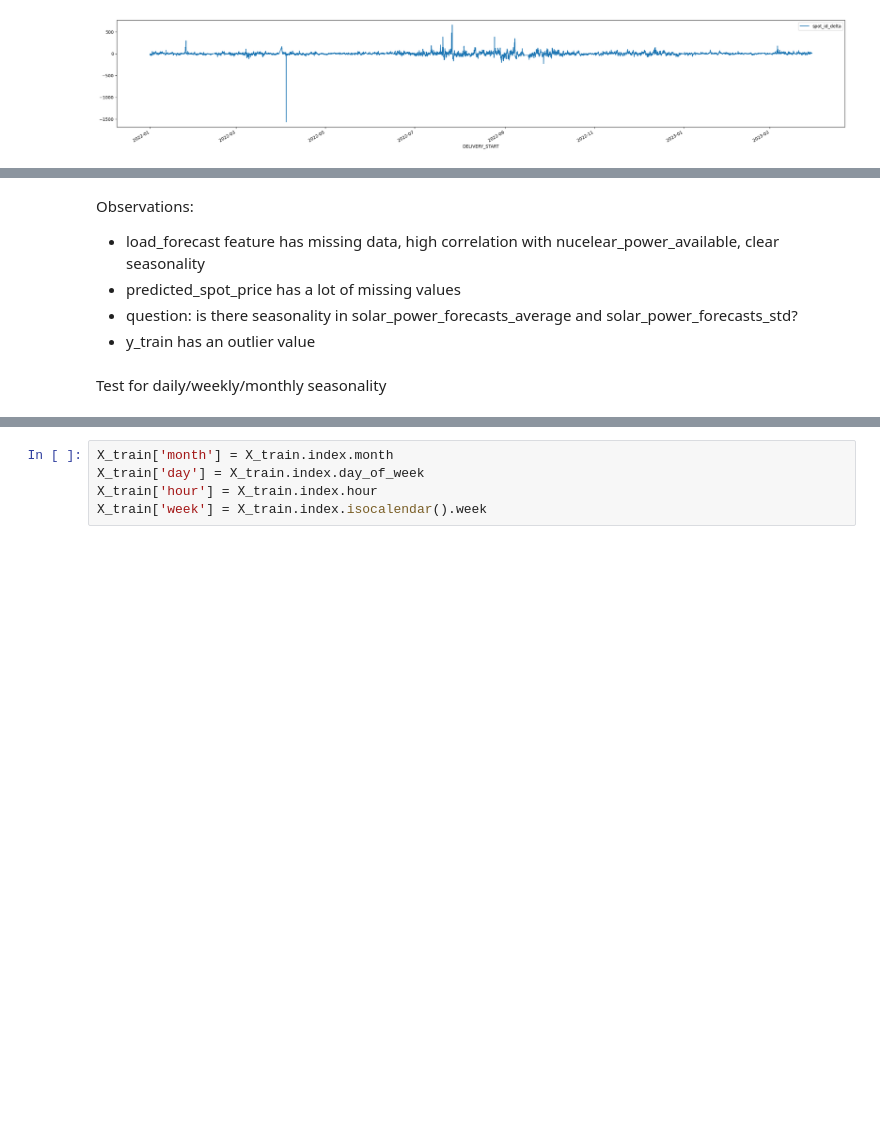
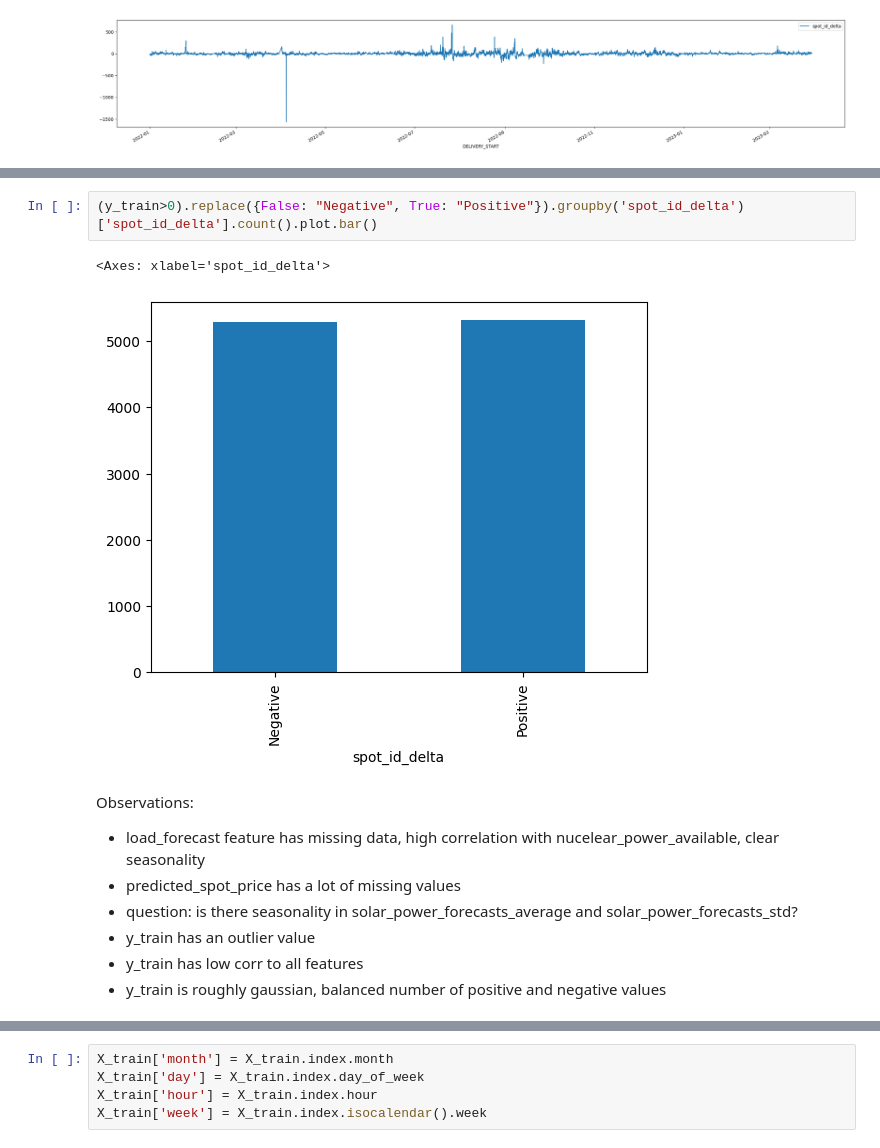
Before and after one commit to slokadjaja/electricity-price-forecasting, a Jupyter notebook: eda.ipynb, the cells around one changed output, grey strips where cells are left out. Saved outputs shown, nothing was run; the diff lists cells and outputs as text; blank space fills up the shorter version.

```diff
--- a/eda.ipynb
+++ b/eda.ipynb
@@ -56,8 +82,13 @@ y_train.plot(figsize=(30,5))
+# %%
+(y_train>0).replace({False: "Negative", True: "Positive"}).groupby('spot_id_delta')['spot_id_delta'].count().plot.bar()
+# %% [output]
+<Axes: xlabel='spot_id_delta'>
+[figure, added]
 # %% [markdown]
 Observations:
 - load_forecast feature has missing data, high correlation with nucelear_power_available, clear seasonality
 - predicted_spot_price has a lot of missing values
 - question: is there seasonality in solar_power_forecasts_average and solar_power_forecasts_std?
 - y_train has an outlier value
+- y_train has low corr to all features
+- y_train is roughly gaussian, balanced number of positive and negative values
-# %% [markdown]
-Test for daily/weekly/monthly seasonality
```
Also changed, not shown: parts of 12 cells of this notebook.
